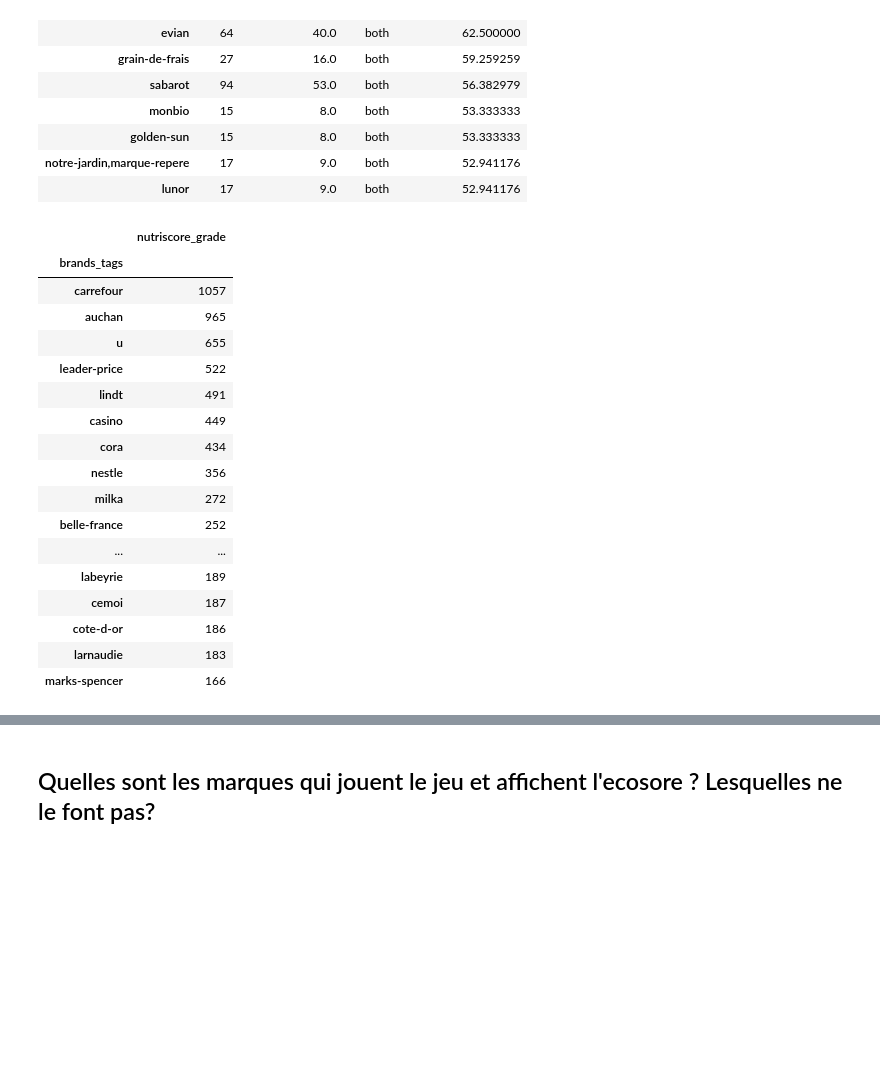
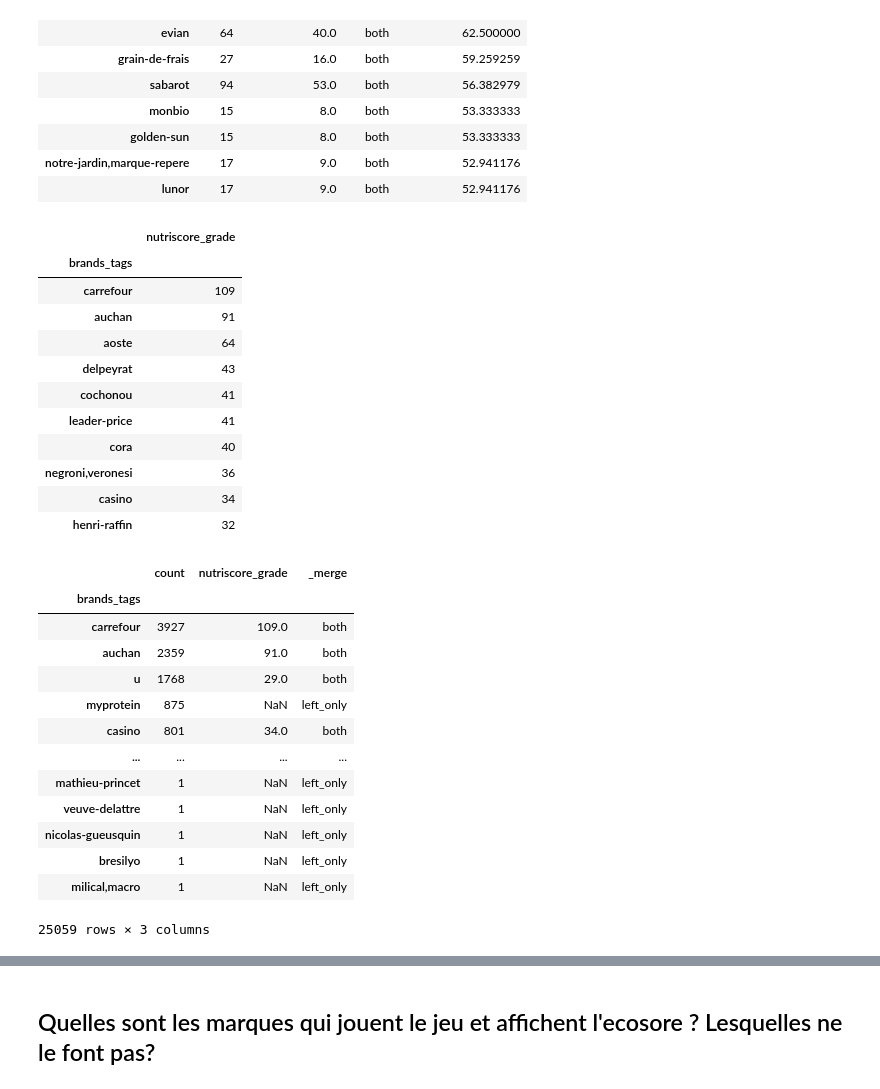
Before and after one commit to RaMahieu/Nutri_eco_bio_projet, a Jupyter notebook: Projet sur l'analyse de la qualité des produits alimentaires.ipynb, the cells around one changed output, grey strips where cells are left out. Drawn from its saved outputs; the diff is of its cells as text; code cells hidden in the pictures; blank space fills up the shorter version.

```diff
--- a/Projet sur l'analyse de la qualité des produits alimentaires.ipynb
+++ b/Projet sur l'analyse de la qualité des produits alimentaires.ipynb
@@ -1056,23 +1042,36 @@ brands_nutri_a50_2
 # Le Bon Semeur ou Vivien paille qui ont le plus de nutriscore A
 # %%
 worst_nutriscore = qualité_nutriti[["brands_tags", "nutriscore_grade"]].loc[qualité_nutriti.nutriscore_grade == 'e'].groupby("brands_tags").count().sort_values("nutriscore_grade", ascending=False).head(20)
-worst_nutriscore
+worst_nutriscore.head(10)
 # %% [output]
 |  | nutriscore_grade |
 | brands_tags |  |
-| carrefour | 1057 |
-| auchan | 965 |
-| u | 655 |
-| leader-price | 522 |
-| lindt | 491 |
-| casino | 449 |
-| cora | 434 |
-| nestle | 356 |
-| milka | 272 |
-| belle-france | 252 |
-| ... | ... |
-| labeyrie | 189 |
-| cemoi | 187 |
-| cote-d-or | 186 |
-| larnaudie | 183 |
-| marks-spencer | 166 |
+| carrefour | 109 |
+| auchan | 91 |
+| aoste | 64 |
+| delpeyrat | 43 |
+| cochonou | 41 |
+| leader-price | 41 |
+| cora | 40 |
+| negroni,veronesi | 36 |
+| casino | 34 |
+| henri-raffin | 32 |
+# %%
+# merge nbre_prodmarques et nutriscore_grade E
+brands_nutri_e = pd.merge(nbre_prodmarques, worst_nutriscore, on = 'brands_tags', how= 'outer', indicator = True)
+brands_nutri_e
+# %% [output]
+|  | count | nutriscore_grade | _merge |
+| brands_tags |  |  |  |
+| carrefour | 3927 | 109.0 | both |
+| auchan | 2359 | 91.0 | both |
+| u | 1768 | 29.0 | both |
+| myprotein | 875 | NaN | left_only |
+| casino | 801 | 34.0 | both |
+| ... | ... | ... | ... |
+| mathieu-princet | 1 | NaN | left_only |
+| veuve-delattre | 1 | NaN | left_only |
+| nicolas-gueusquin | 1 | NaN | left_only |
+| bresilyo | 1 | NaN | left_only |
+| milical,macro | 1 | NaN | left_only |
+25059 rows × 3 columns
```
Also changed, not shown: parts of 20 cells of this notebook.
